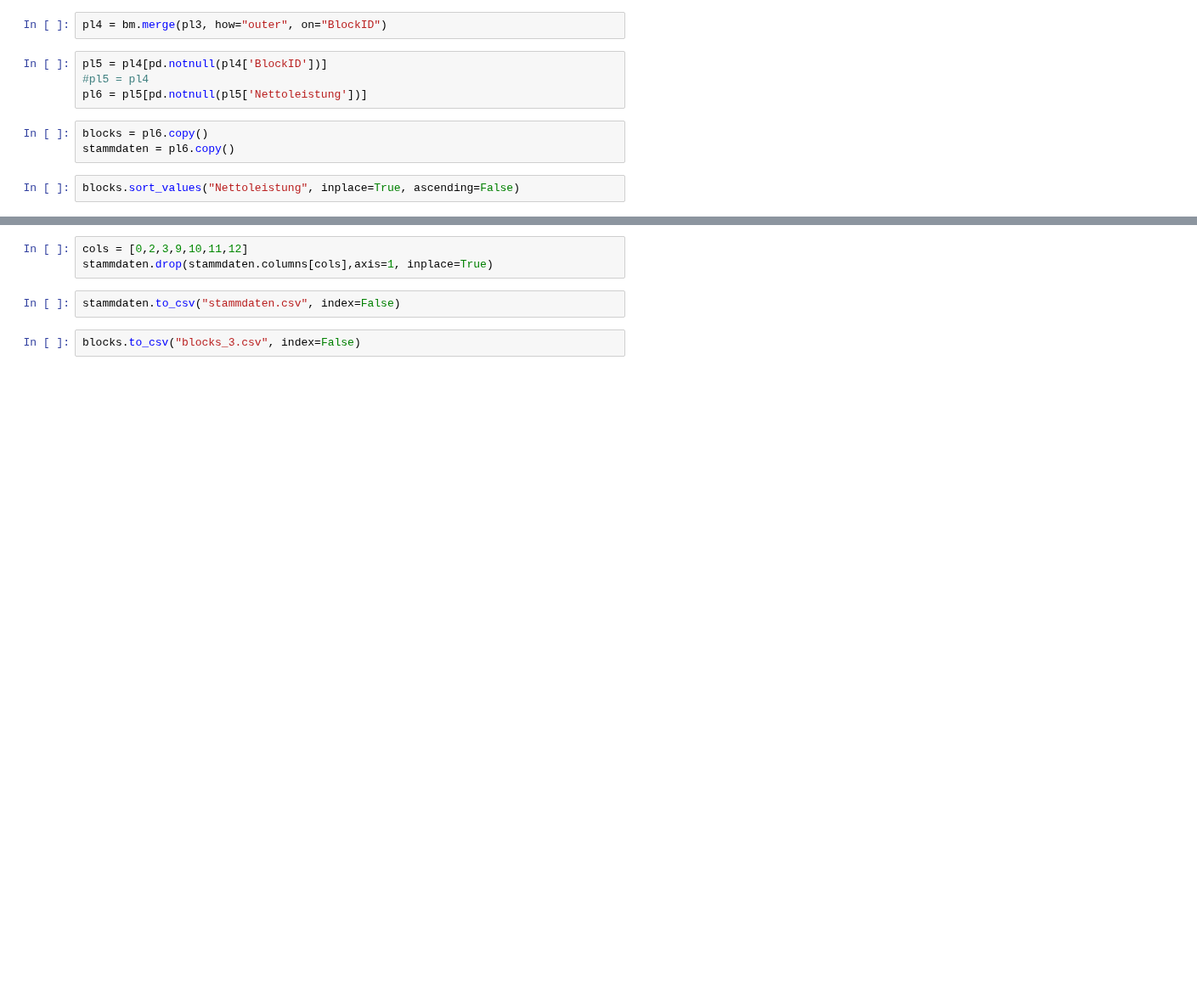
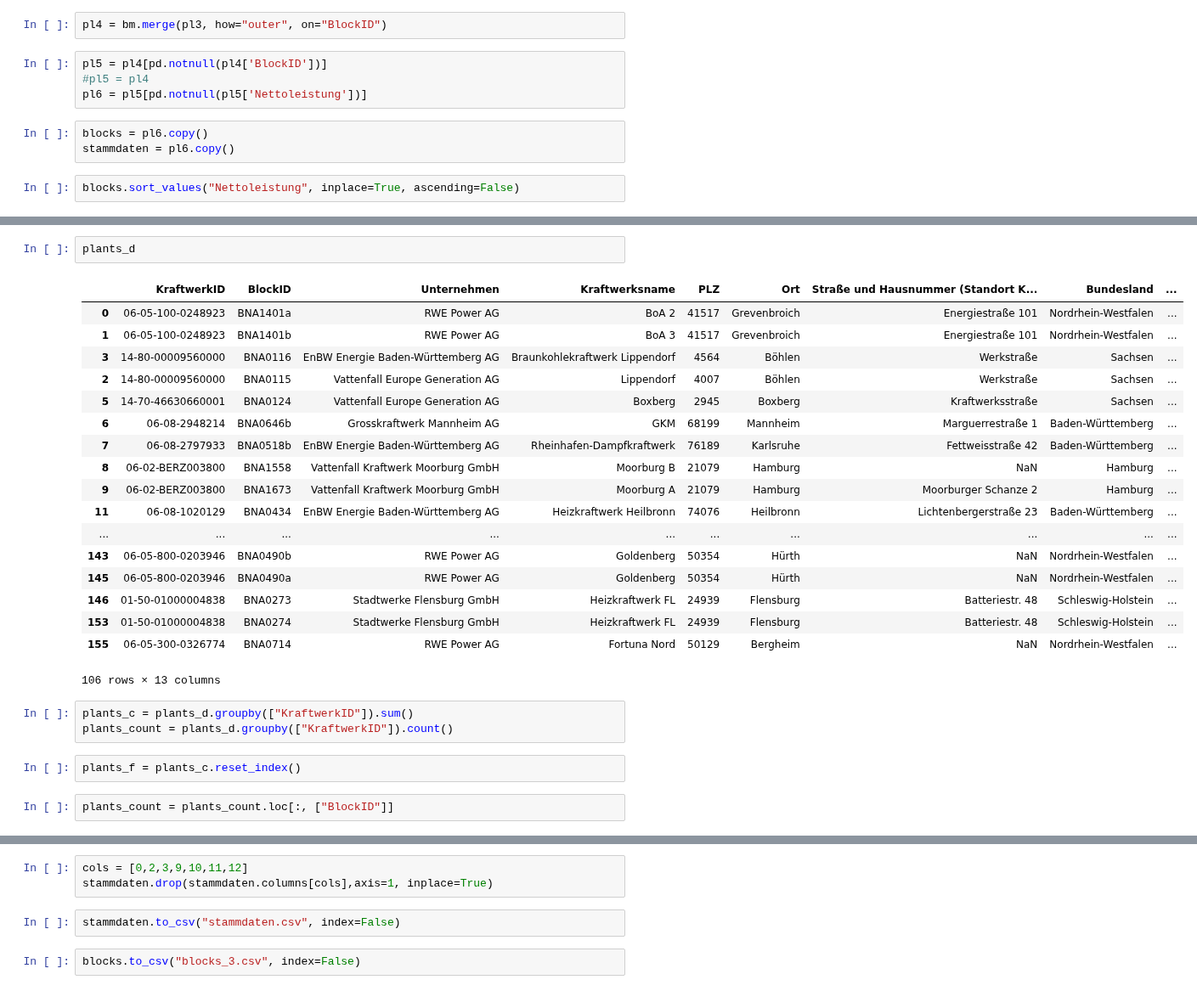
Before and after one commit to sidietz/plantwatch, a Jupyter notebook: toblocks.ipynb, the cells around one changed output, grey strips where cells are left out. Shown at 85% size. Drawn from its saved outputs; the diff is of its cells as text; blank space fills up the shorter version.

```diff
--- a/toblocks.ipynb
+++ b/toblocks.ipynb
@@ -37,0 +64,28 @@ blocks.sort_values("Nettoleistung", inplace=True, ascending=False)
+# %%
+plants_d
+# %% [output]
+|  | KraftwerkID | BlockID | Unternehmen | Kraftwerksname | PLZ | Ort | Straße und Hausnummer (Standort K... | Bundesland | ... |
+| 0 | 06-05-100-0248923 | BNA1401a | RWE Power AG | BoA 2 | 41517 | Grevenbroich | Energiestraße 101 | Nordrhein-Westfalen | ... |
+| 1 | 06-05-100-0248923 | BNA1401b | RWE Power AG | BoA 3 | 41517 | Grevenbroich | Energiestraße 101 | Nordrhein-Westfalen | ... |
+| 3 | 14-80-00009560000 | BNA0116 | EnBW Energie Baden-Württemberg AG | Braunkohlekraftwerk Lippendorf | 4564 | Böhlen | Werkstraße | Sachsen | ... |
+| 2 | 14-80-00009560000 | BNA0115 | Vattenfall Europe Generation AG | Lippendorf | 4007 | Böhlen | Werkstraße | Sachsen | ... |
+| 5 | 14-70-46630660001 | BNA0124 | Vattenfall Europe Generation AG | Boxberg | 2945 | Boxberg | Kraftwerksstraße | Sachsen | ... |
+| 6 | 06-08-2948214 | BNA0646b | Grosskraftwerk Mannheim AG | GKM | 68199 | Mannheim | Marguerrestraße 1 | Baden-Württemberg | ... |
+| 7 | 06-08-2797933 | BNA0518b | EnBW Energie Baden-Württemberg AG | Rheinhafen-Dampfkraftwerk | 76189 | Karlsruhe | Fettweisstraße 42 | Baden-Württemberg | ... |
+| 8 | 06-02-BERZ003800 | BNA1558 | Vattenfall Kraftwerk Moorburg GmbH | Moorburg B | 21079 | Hamburg | NaN | Hamburg | ... |
+| 9 | 06-02-BERZ003800 | BNA1673 | Vattenfall Kraftwerk Moorburg GmbH | Moorburg A | 21079 | Hamburg | Moorburger Schanze 2 | Hamburg | ... |
+| 11 | 06-08-1020129 | BNA0434 | EnBW Energie Baden-Württemberg AG | Heizkraftwerk Heilbronn | 74076 | Heilbronn | Lichtenbergerstraße 23 | Baden-Württemberg | ... |
+| ... | ... | ... | ... | ... | ... | ... | ... | ... | ... |
+| 143 | 06-05-800-0203946 | BNA0490b | RWE Power AG | Goldenberg | 50354 | Hürth | NaN | Nordrhein-Westfalen | ... |
+| 145 | 06-05-800-0203946 | BNA0490a | RWE Power AG | Goldenberg | 50354 | Hürth | NaN | Nordrhein-Westfalen | ... |
+| 146 | 01-50-01000004838 | BNA0273 | Stadtwerke Flensburg GmbH | Heizkraftwerk FL | 24939 | Flensburg | Batteriestr. 48 | Schleswig-Holstein | ... |
+| 153 | 01-50-01000004838 | BNA0274 | Stadtwerke Flensburg GmbH | Heizkraftwerk FL | 24939 | Flensburg | Batteriestr. 48 | Schleswig-Holstein | ... |
+| 155 | 06-05-300-0326774 | BNA0714 | RWE Power AG | Fortuna Nord | 50129 | Bergheim | NaN | Nordrhein-Westfalen | ... |
+106 rows × 13 columns
+# %%
+plants_c = plants_d.groupby(["KraftwerkID"]).sum()
+plants_count = plants_d.groupby(["KraftwerkID"]).count()
+# %%
+plants_f = plants_c.reset_index()
+# %%
+plants_count = plants_count.loc[:, ["BlockID"]]
```
Also changed, not shown: parts of 18 cells of this notebook, 18 other files.
